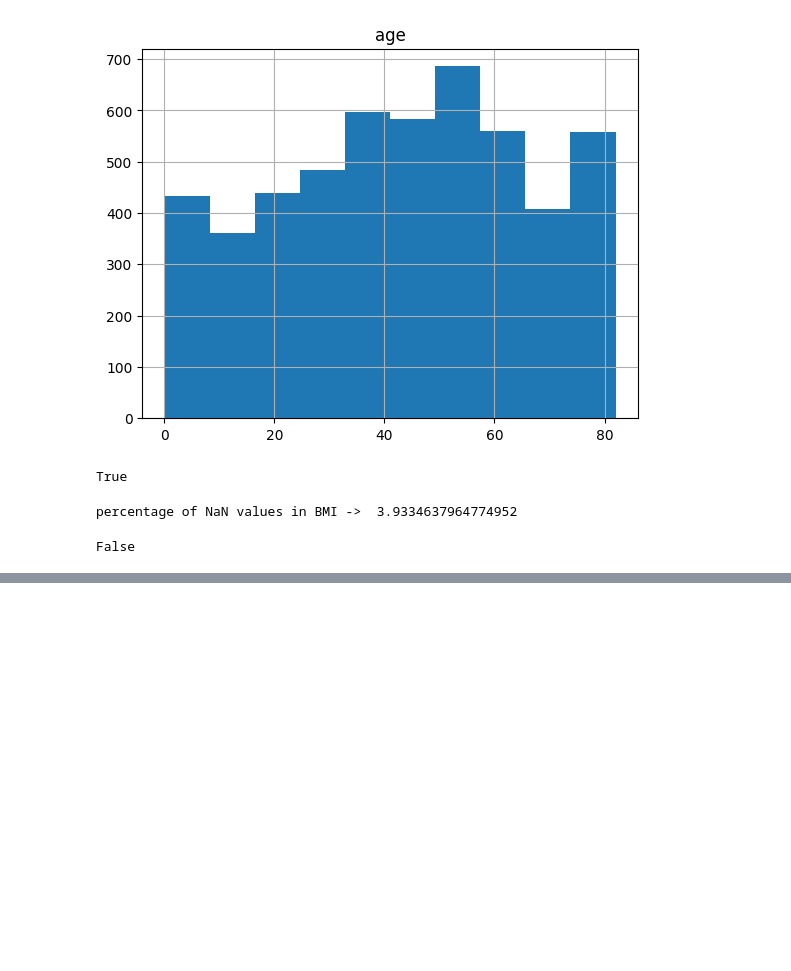
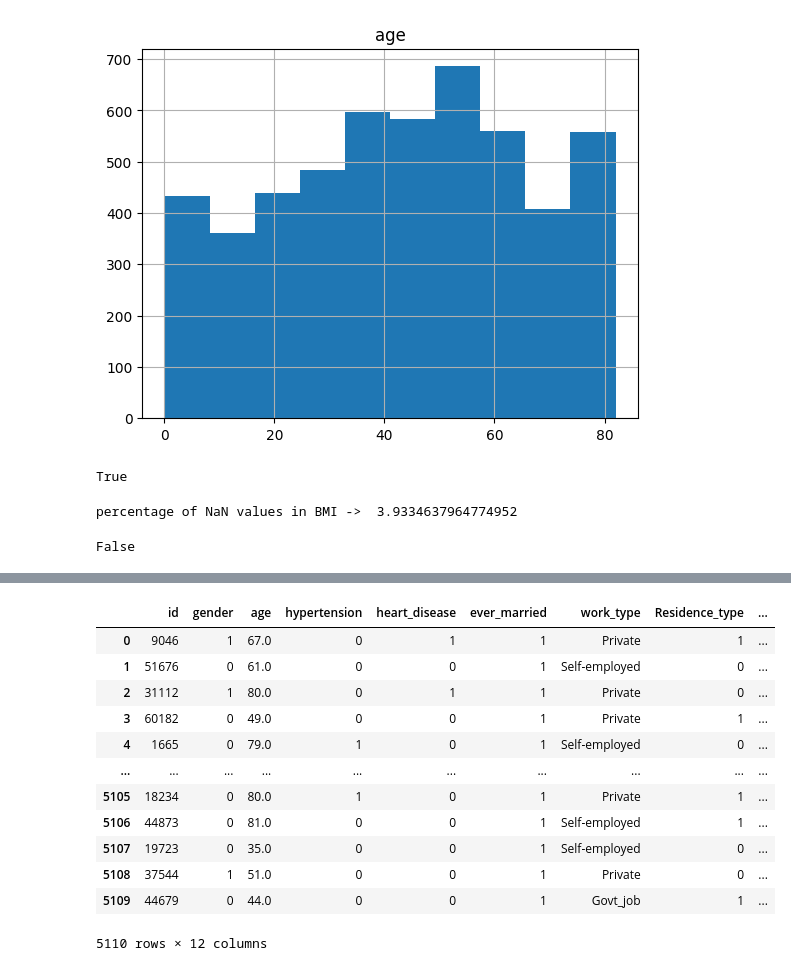
Before and after one commit to shivam-patil-DAX/Assignments, a Jupyter notebook: Data Science/Data_Analytics/Untitled.ipynb, the cells around one changed output, grey strips where cells are left out. Saved outputs shown, nothing was run; the diff lists cells and outputs as text; code cells hidden in the pictures; blank space fills up the shorter version.

```diff
--- a/Data Science/Data_Analytics/Untitled.ipynb
+++ b/Data Science/Data_Analytics/Untitled.ipynb
@@ -102,3 +102,8 @@ df['bmi']=df['bmi'].fillna(df['bmi'].median())
 df['bmi'].isnull().values.any()
 # %% [output]
 False
+# %%
+from sklearn.preprocessing import MinMaxScaler
+scalar=MinMaxScaler()
+df[['avg_glucose_level','bmi']]=scalar.fit_transform(df[['avg_glucose_level','bmi']])
+df.head()
@@ -104,0 +117,5 @@ False
+# %%
+from sklearn.preprocessing import LabelEncoder,OneHotEncoder
+
+df['gender'] = LabelEncoder().fit_transform(df['gender'])
+df.head()
@@ -104,0 +129,3 @@ False
+# %%
+df['ever_married']  = LabelEncoder().fit_transform(df['ever_married'])
+df.head()
@@ -104,0 +139,21 @@ False
+# %%
+df['Residence_type']=LabelEncoder().fit_transform(df['Residence_type'])
+# %%
+import numpy as np
+#reshaping the dataframe as numpy array
+values = OneHotEncoder().fit_transform( np.array(df['smoking_status']).reshape(-1, 1))
+df['smoking_status']=values.toarray()
+# %% [output]
+|  | id | gender | age | hypertension | heart_disease | ever_married | work_type | Residence_type | ... |
+| 0 | 9046 | 1 | 67.0 | 0 | 1 | 1 | Private | 1 | ... |
+| 1 | 51676 | 0 | 61.0 | 0 | 0 | 1 | Self-employed | 0 | ... |
+| 2 | 31112 | 1 | 80.0 | 0 | 1 | 1 | Private | 0 | ... |
+| 3 | 60182 | 0 | 49.0 | 0 | 0 | 1 | Private | 1 | ... |
+| 4 | 1665 | 0 | 79.0 | 1 | 0 | 1 | Self-employed | 0 | ... |
+| ... | ... | ... | ... | ... | ... | ... | ... | ... | ... |
+| 5105 | 18234 | 0 | 80.0 | 1 | 0 | 1 | Private | 1 | ... |
+| 5106 | 44873 | 0 | 81.0 | 0 | 0 | 1 | Self-employed | 1 | ... |
+| 5107 | 19723 | 0 | 35.0 | 0 | 0 | 1 | Self-employed | 0 | ... |
+| 5108 | 37544 | 1 | 51.0 | 0 | 0 | 1 | Private | 0 | ... |
+| 5109 | 44679 | 0 | 44.0 | 0 | 0 | 1 | Govt_job | 1 | ... |
+5110 rows × 12 columns
```
Also changed, not shown: parts of 5 cells of this notebook, 4 other files.
